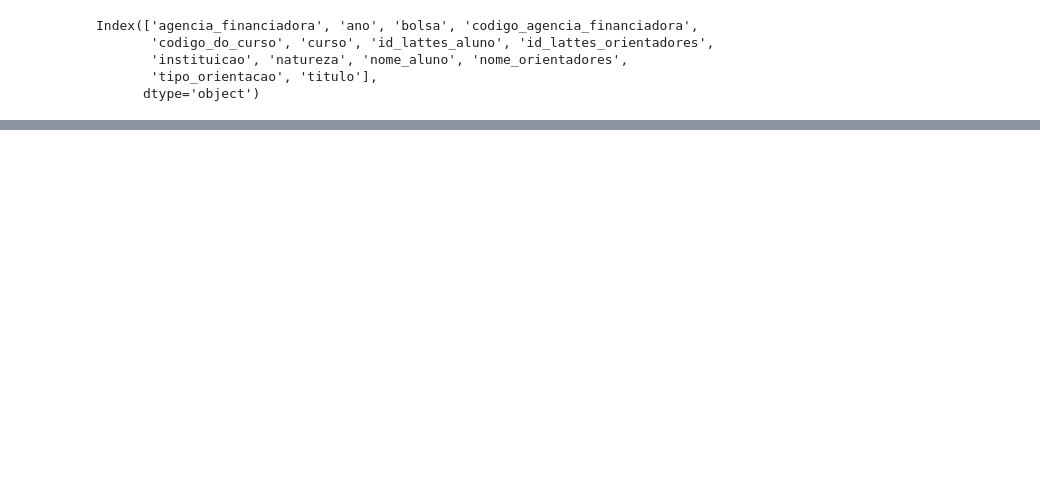
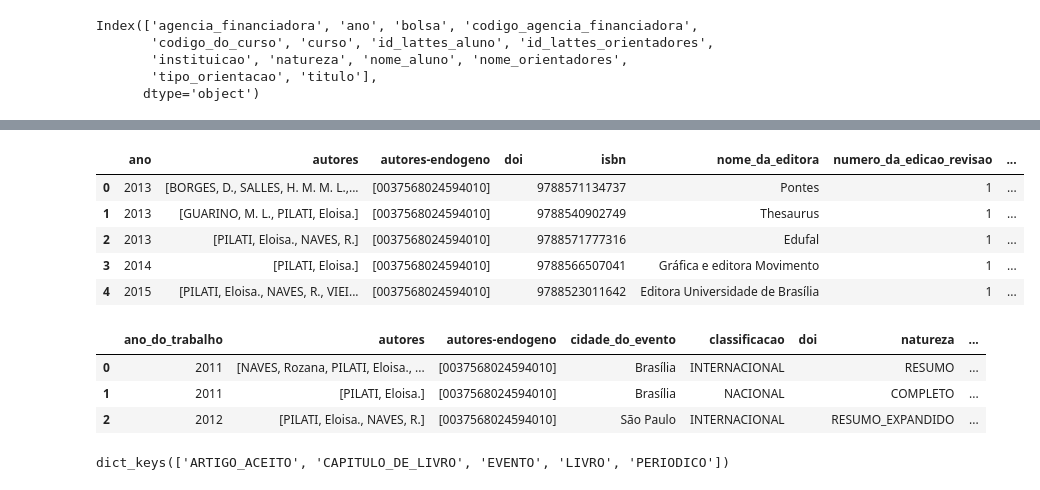
Before and after one commit to wagneralbjr/Tratamento-Perfis-UnB, a Jupyter notebook: Trata Base e-lattes.ipynb, the cells around one changed output, grey strips where cells are left out. Drawn from its saved outputs; the diff is of its cells as text; code cells hidden in the pictures; blank space fills up the shorter version.

```diff
--- a/Trata Base e-lattes.ipynb
+++ b/Trata Base e-lattes.ipynb
@@ -173,2 +276,24 @@ ValueError: No objects to concatenate
+# %%
+aux2 = df.loc[0,'producao_bibiografica']['CAPITULO_DE_LIVRO']
+pd.DataFrame(aux2).head()
+# %% [output]
+|  | ano | autores | autores-endogeno | doi | isbn | nome_da_editora | numero_da_edicao_revisao | ... |
+| 0 | 2013 | [BORGES, D., SALLES, H. M. M. L.,... | [0037568024594010] |  | 9788571134737 | Pontes | 1 | ... |
+| 1 | 2013 | [GUARINO, M. L., PILATI, Eloisa.] | [0037568024594010] |  | 9788540902749 | Thesaurus | 1 | ... |
+| 2 | 2013 | [PILATI, Eloisa., NAVES, R.] | [0037568024594010] |  | 9788571777316 | Edufal | 1 | ... |
+| 3 | 2014 | [PILATI, Eloisa.] | [0037568024594010] |  | 9788566507041 | Gráfica e editora Movimento | 1 | ... |
+| 4 | 2015 | [PILATI, Eloisa., NAVES, R., VIEI... | [0037568024594010] |  | 9788523011642 | Editora Universidade de Brasília | 1 | ... |
+# %%
+a = df.loc[0,'producao_bibiografica']['EVENTO']
+pd.DataFrame(a)
+# %% [output]
+|  | ano_do_trabalho | autores | autores-endogeno | cidade_do_evento | classificacao | doi | natureza | ... |
+| 0 | 2011 | [NAVES, Rozana, PILATI, Eloisa., ... | [0037568024594010] | Brasília | INTERNACIONAL |  | RESUMO | ... |
+| 1 | 2011 | [PILATI, Eloisa.] | [0037568024594010] | Brasília | NACIONAL |  | COMPLETO | ... |
+| 2 | 2012 | [PILATI, Eloisa., NAVES, R.] | [0037568024594010] | São Paulo | INTERNACIONAL |  | RESUMO_EXPANDIDO | ... |
+# %%
+df.loc[0,'producao_bibiografica'].keys()
+# %% [output]
+dict_keys(['ARTIGO_ACEITO', 'CAPITULO_DE_LIVRO', 'EVENTO', 'LIVRO', 'PERIODICO'])
 # %%
 df.loc[0,'producao_bibiografica']
```
Also changed, not shown: parts of 8 cells of this notebook.
